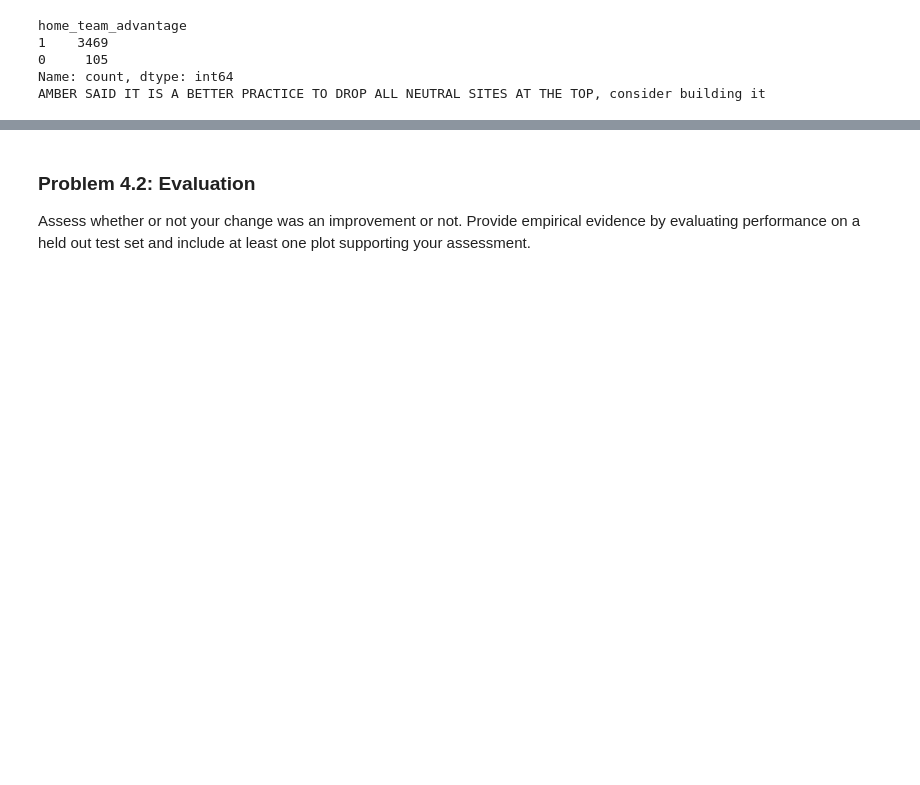
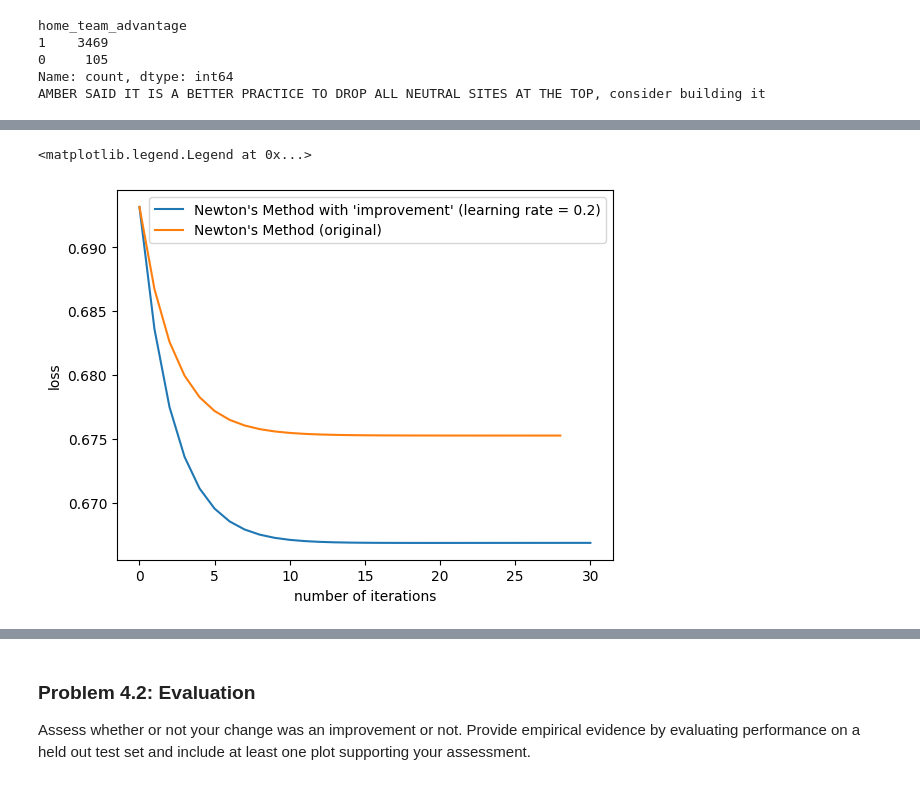
Before and after one commit to dlvh/stats305b, a Jupyter notebook: assignments/hw1/hw1.ipynb, the cells around one changed output, grey strips where cells are left out. Cells and saved outputs as stored; diff of their text form; code cells hidden in the pictures; blank space fills up the shorter version.

```diff
--- a/assignments/hw1/hw1.ipynb
+++ b/assignments/hw1/hw1.ipynb
@@ -620,0 +613,12 @@ plt.legend()
+# %%
+# plotting loss curve
+list_of_loss_newton_4 = torch.as_tensor(list_of_loss_newton_4)
+plt.plot(list_of_loss_newton_4, label="Newton's Method with 'improvement' (learning rate = 0.2)")
+plt.plot(list_of_loss_newton, label="Newton's Method (original)")
+#plt.plot(loss_tensor_gradient_descent, label="Gradient Descent (learning rate = 2)")
+plt.xlabel("number of iterations")
+plt.ylabel("loss")
+plt.legend()
+# %% [output]
+<matplotlib.legend.Legend at 0x...>
+[figure, added]
```
Also changed, not shown: parts of 3 cells of this notebook.
